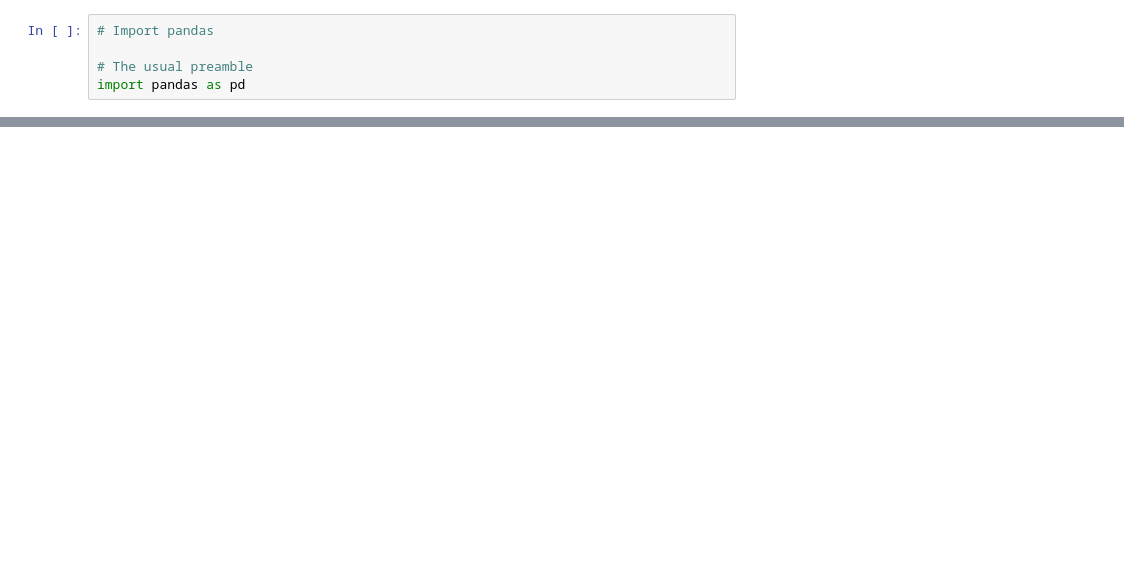
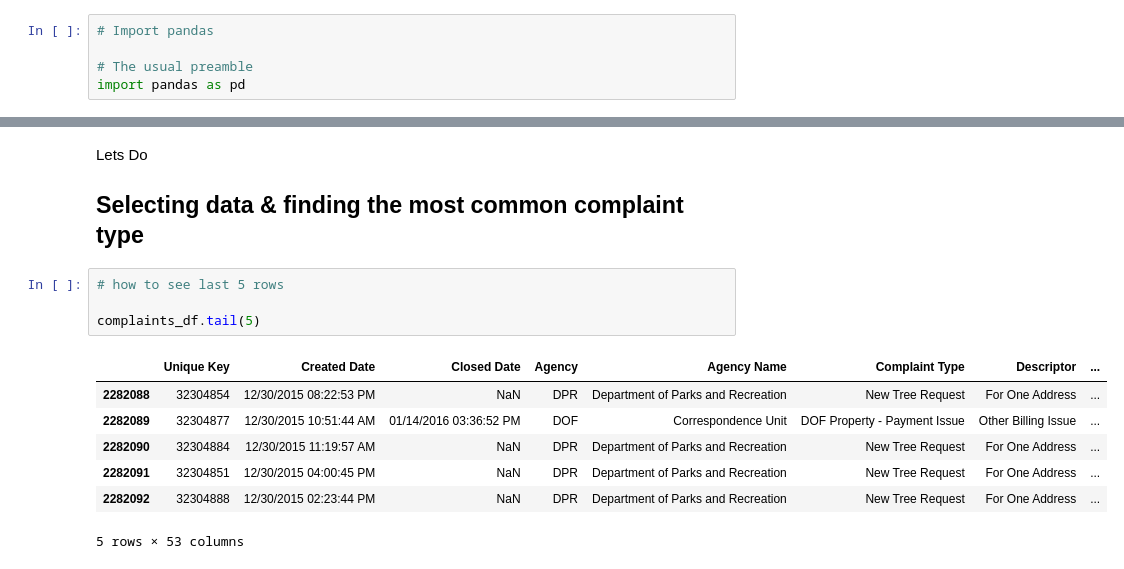
Before and after one commit to HammadZahidAli/Python-for-Data-Analysis-M-1, a Jupyter notebook: M1 D6 Learn Pandas By Examples/Learn Pandas By Doing Examples.ipynb, the cells around one changed output, grey strips where cells are left out. Cells and saved outputs as stored; diff of their text form; blank space fills up the shorter version.

```diff
--- a/M1 D6 Learn Pandas By Examples/Learn Pandas By Doing Examples.ipynb
+++ b/M1 D6 Learn Pandas By Examples/Learn Pandas By Doing Examples.ipynb
@@ -18,0 +84,16 @@ FileNotFoundError: File b'../data/311-service-requests.csv' does not exist
+# %% [markdown]
+Lets Do
+
+## Selecting data & finding the most common complaint type
+# %%
+# how to see last 5 rows
+
+complaints_df.tail(5)
+# %% [output]
+|  | Unique Key | Created Date | Closed Date | Agency | Agency Name | Complaint Type | Descriptor | ... |
+| 2282088 | 32304854 | 12/30/2015 08:22:53 PM | NaN | DPR | Department of Parks and Recreation | New Tree Request | For One Address | ... |
+| 2282089 | 32304877 | 12/30/2015 10:51:44 AM | 01/14/2016 03:36:52 PM | DOF | Correspondence Unit | DOF Property - Payment Issue | Other Billing Issue | ... |
+| 2282090 | 32304884 | 12/30/2015 11:19:57 AM | NaN | DPR | Department of Parks and Recreation | New Tree Request | For One Address | ... |
+| 2282091 | 32304851 | 12/30/2015 04:00:45 PM | NaN | DPR | Department of Parks and Recreation | New Tree Request | For One Address | ... |
+| 2282092 | 32304888 | 12/30/2015 02:23:44 PM | NaN | DPR | Department of Parks and Recreation | New Tree Request | For One Address | ... |
+5 rows × 53 columns
```
Also changed, not shown: parts of 14 cells of this notebook.
